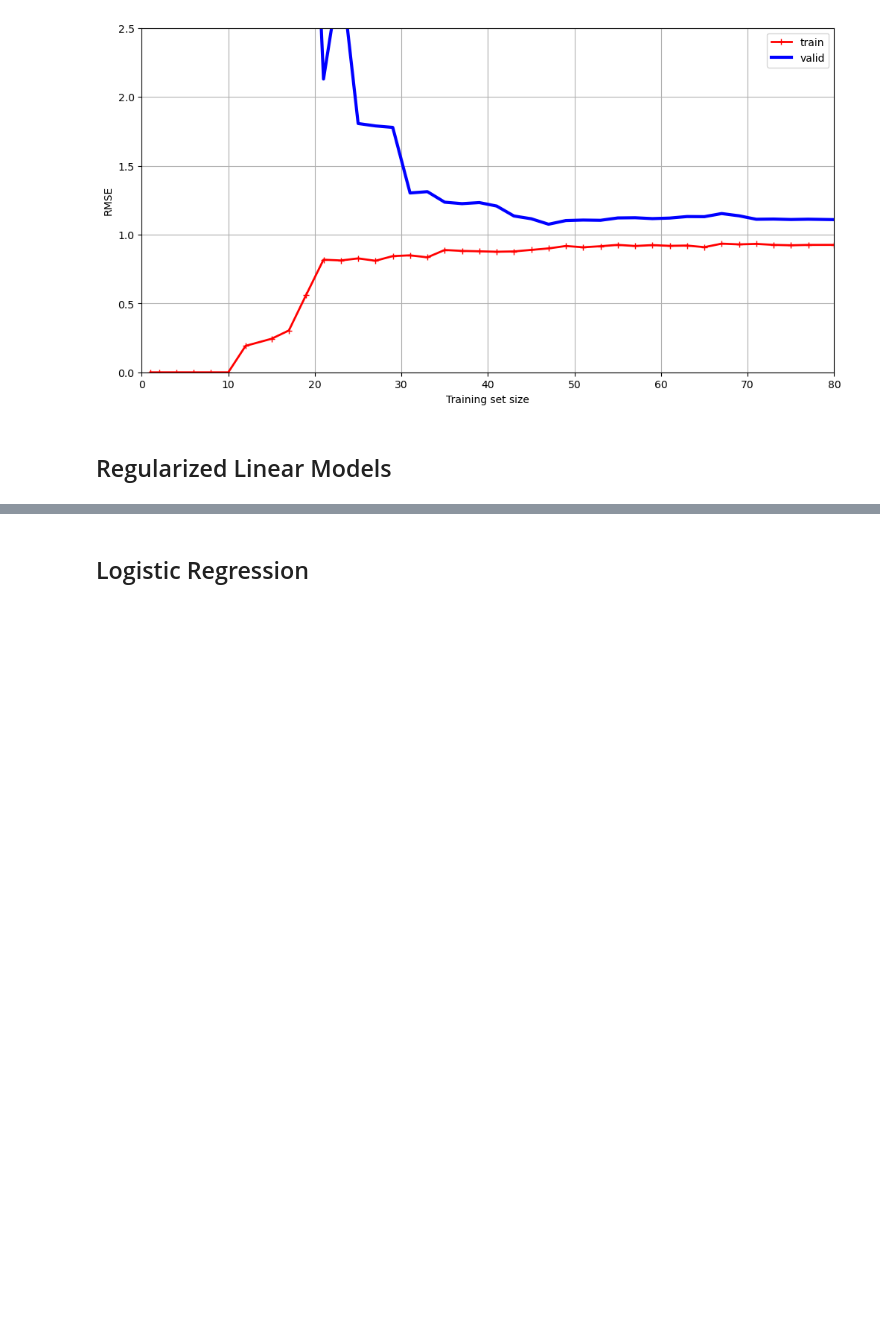
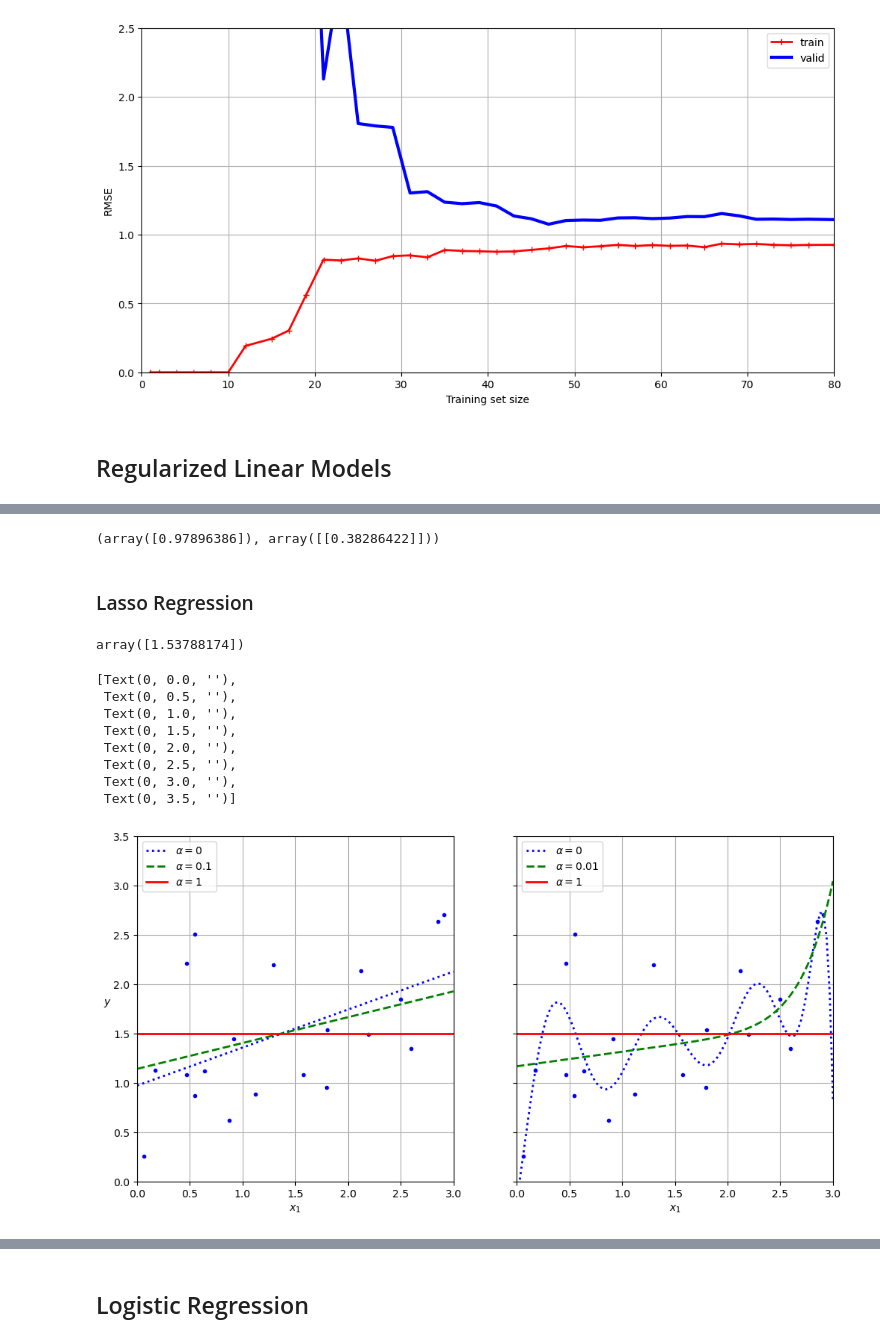
Before and after one commit to LucasVmigotto/oreilly-geron-hands-on-machine-learning-3, a Jupyter notebook: notebooks/4-linear-models.ipynb, the cells around one changed output, grey strips where cells are left out. Saved outputs shown, nothing was run; the diff lists cells and outputs as text; code cells hidden in the pictures; blank space fills up the shorter version.

```diff
--- a/notebooks/4-linear-models.ipynb
+++ b/notebooks/4-linear-models.ipynb
@@ -476,0 +590,37 @@ plt.axis([0, 80, 0, 2.5])
+# %%
+ridge_reg.intercept_, ridge_reg.coef_
+# %% [output]
+(array([0.97896386]), array([[0.38286422]]))
+# %% [markdown]
+### Lasso Regression
+# %%
+from sklearn.linear_model import Lasso
+
+lasso_reg = Lasso(alpha=.1)
+
+lasso_reg.fit(X, y)
+
+lasso_reg.predict([[1.5]])
+# %% [output]
+array([1.53788174])
+# %%
+plt.figure(figsize=(12, 6))
+
+plt.subplot(121)
+plot_model(Lasso, polynomial=False, alphas=(0, 0.1, 1), random_state=42)
+
+plt.ylabel("$y$  ", rotation=0)
+plt.subplot(122)
+
+plot_model(Lasso, polynomial=True, alphas=(0, 1e-2, 1), random_state=42)
+plt.gca().axes.yaxis.set_ticklabels([])
+# %% [output]
+[Text(0, 0.0, ''),
+ Text(0, 0.5, ''),
+ Text(0, 1.0, ''),
+ Text(0, 1.5, ''),
+ Text(0, 2.0, ''),
+ Text(0, 2.5, ''),
+ Text(0, 3.0, ''),
+ Text(0, 3.5, '')]
+[figure, added]
```
Also changed, not shown: parts of 13 cells of this notebook.
